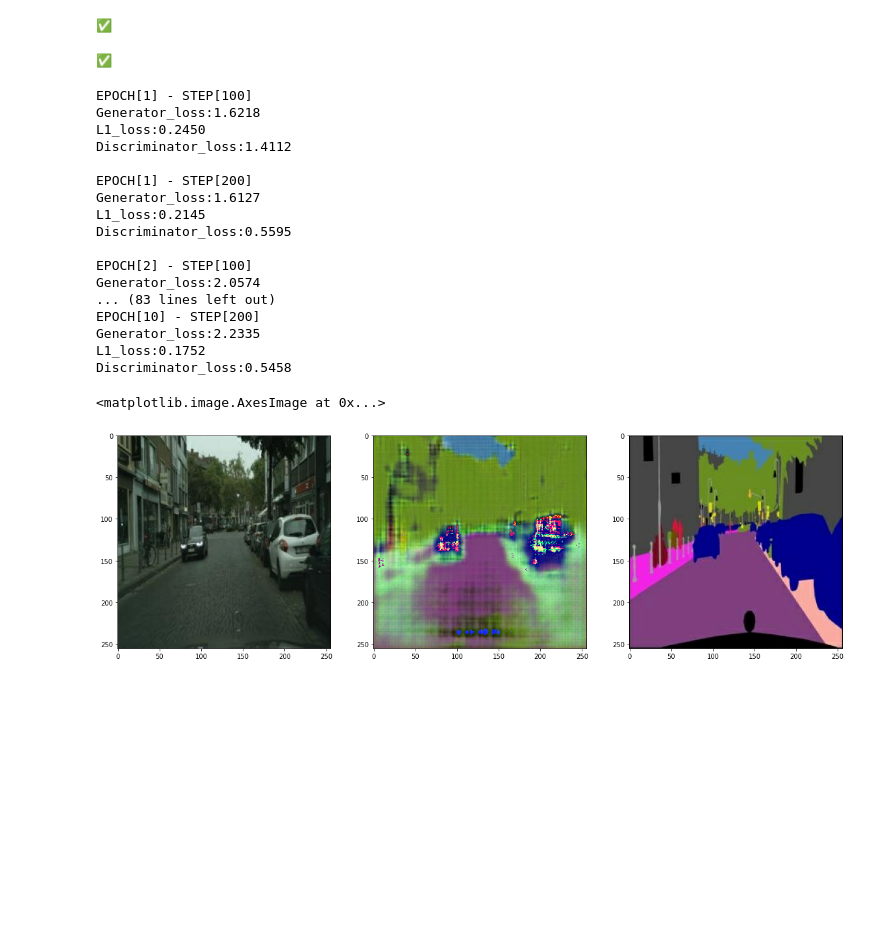
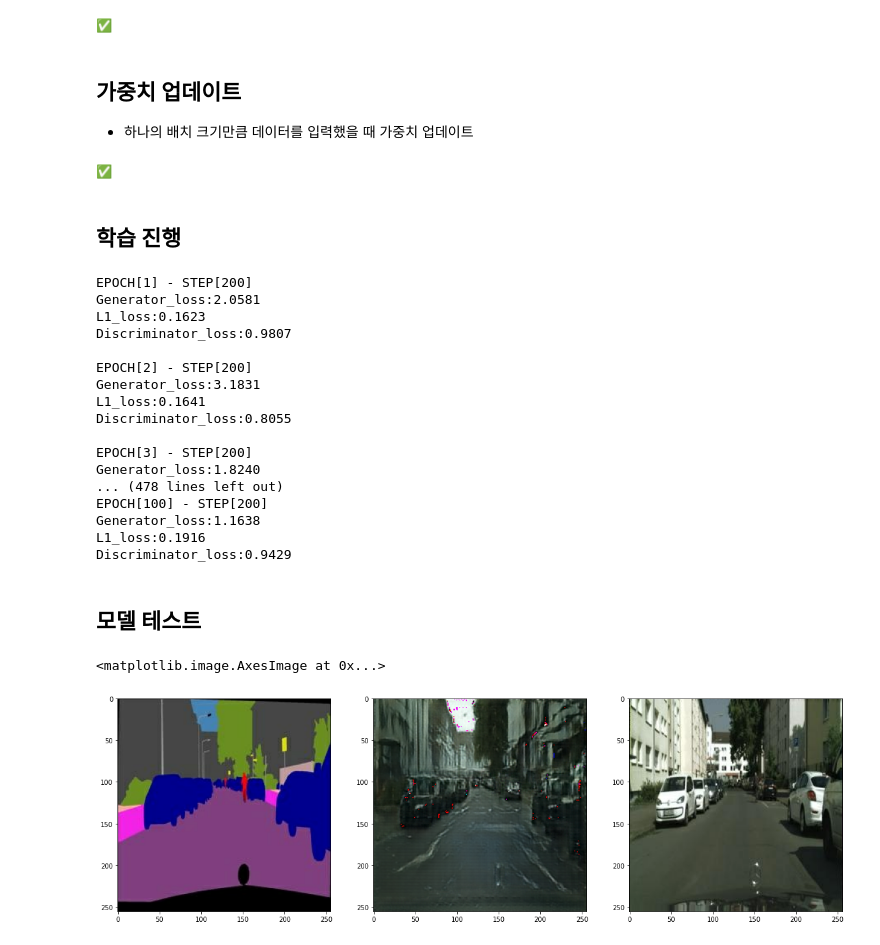
Before and after one commit to cozytk/aiffel, a Jupyter notebook: explorations/19_cgan/[E19]seg2img.ipynb, the cells around one changed output. Drawn from its saved outputs; the diff is of its cells as text; code cells hidden in the pictures; blank space fills up the shorter version.

```diff
--- a/explorations/19_cgan/[E19]seg2img.ipynb
+++ b/explorations/19_cgan/[E19]seg2img.ipynb
@@ -339,6 +372,9 @@ disc_opt = optimizers.Adam(2e-4, beta_1=.5, beta_2=.999)
 print("✅")
 # %% [output]
 ✅
+# %% [markdown]
+## 가중치 업데이트
+- 하나의 배치 크기만큼 데이터를 입력했을 때 가중치 업데이트
 # %%
 @tf.function
 def train_step(sketch, real_colored):
@@ -364,8 +400,10 @@ def train_step(sketch, real_colored):
 print("✅")
 # %% [output]
 ✅
+# %% [markdown]
+## 학습 진행
 # %%
-EPOCHS = 10 #약 30분 정도 소요 됩니다.
+EPOCHS = 100
 
 generator = UNetGenerator()
 discriminator = Discriminator()
@@ -374,43 +412,47 @@ for epoch in range(1, EPOCHS+1):
     for i, (sketch, colored) in enumerate(train_images):
         g_loss, l1_loss, d_loss = train_step(sketch, colored)
 
-        # 10회 반복마다 손실을 출력합니다.
-        if (i+1) % 100 == 0:
+        # 200회 반복마다 손실을 출력합니다.
+        if (i+1) % 200 == 0:
             print(f"EPOCH[{epoch}] - STEP[{i+1}] \
                     \nGenerator_loss:{g_loss.numpy():.4f} \
                     \nL1_loss:{l1_loss.numpy():.4f} \
                     \nDiscriminator_loss:{d_loss.numpy():.4f}", end="\n\n")
 # %% [output]
-EPOCH[1] - STEP[100]
-Generator_loss:1.6218
-L1_loss:0.2450
-Discriminator_loss:1.4112
+EPOCH[1] - STEP[200]
+Generator_loss:2.0581
+L1_loss:0.1623
+Discriminator_loss:0.9807
 
-EPOCH[1] - STEP[200]
-Generator_loss:1.6127
-L1_loss:0.2145
-Discriminator_loss:0.5595
+EPOCH[2] - STEP[200]
+Generator_loss:3.1831
+L1_loss:0.1641
+Discriminator_loss:0.8055
 
-EPOCH[2] - STEP[100]
-Generator_loss:2.0574
-... (83 lines left out)
-EPOCH[10] - STEP[200]
-Generator_loss:2.2335
-L1_loss:0.1752
-Discriminator_loss:0.5458
+EPOCH[3] - STEP[200]
+Generator_loss:1.8240
+... (478 lines left out)
+EPOCH[100] - STEP[200]
+Generator_loss:1.1638
+L1_loss:0.1916
+Discriminator_loss:0.9429
+# %% [markdown]
+## 모델 테스트
 # %%
+data_path = os.getenv('HOME')+'/cityscapes/val/'
+
 test_ind = 1
 
 f = data_path + os.listdir(data_path)[test_ind]
 sketch, colored = load_img(f)
 
 pred = generator(tf.expand_dims(sketch, 0))
 pred = denormalize(pred)
 
 plt.figure(figsize=(20,10))
 plt.subplot(1,3,1); plt.imshow(denormalize(sketch))
 plt.subplot(1,3,2); plt.imshow(pred[0])
 plt.subplot(1,3,3); plt.imshow(denormalize(colored))
 # %% [output]
 <matplotlib.image.AxesImage at 0x...>
-[figure, old version]
+[figure, new version]
```
Also changed, not shown: parts of 20 cells of this notebook.
